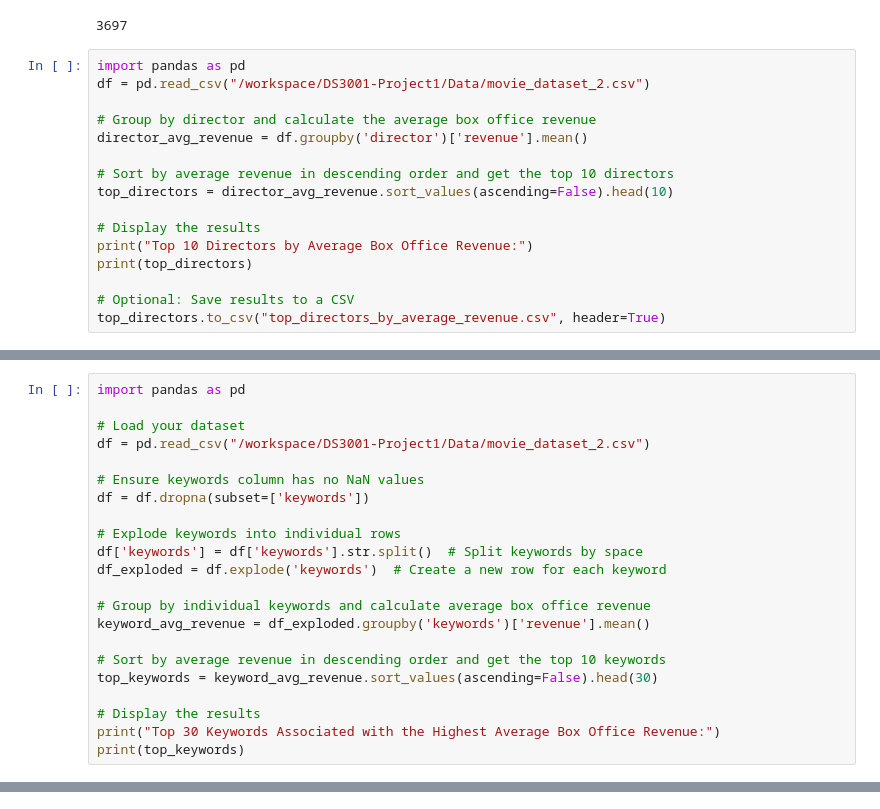
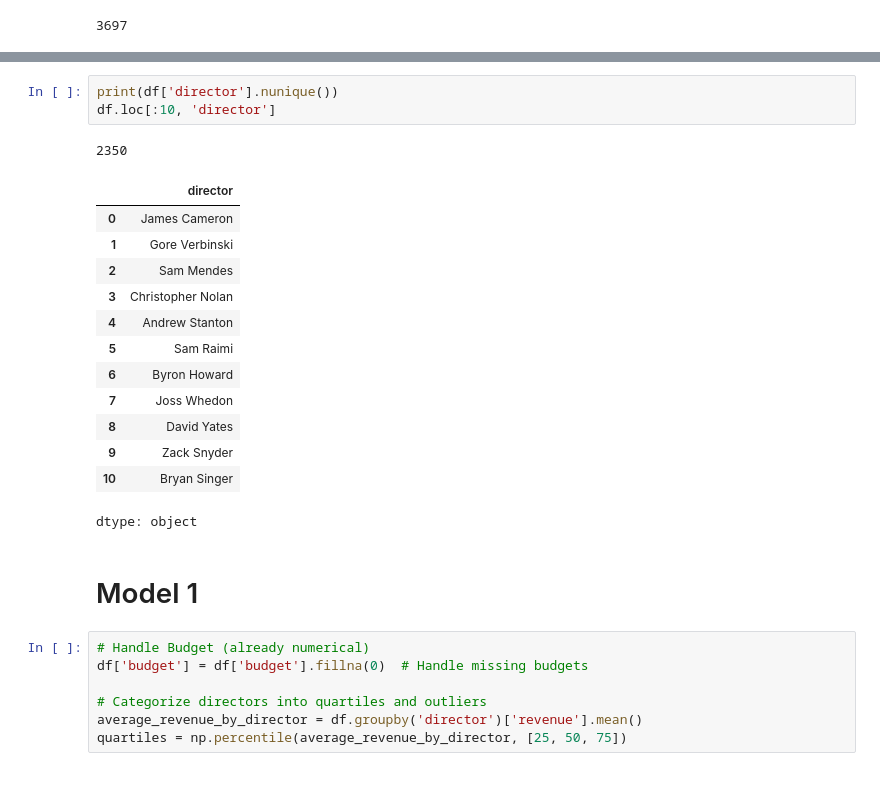
Before and after one commit to oak50/DS3001-Project1, a Jupyter notebook: Scripts/modeling.ipynb, the cells around one changed output, grey strips where cells are left out. Saved outputs shown, nothing was run; the diff lists cells and outputs as text; blank space fills up the shorter version.

Commit message:
implement model 1

```diff
--- a/Scripts/modeling.ipynb
+++ b/Scripts/modeling.ipynb
@@ -169,19 +167,3 @@ Test R2:  0.18714786691477014
 df['extracted_studios_extracted'].nunique()
 # %% [output]
 3697
-# %%
-import pandas as pd
-df = pd.read_csv("/workspace/DS3001-Project1/Data/movie_dataset_2.csv")
-
-# Group by director and calculate the average box office revenue
-director_avg_revenue = df.groupby('director')['revenue'].mean()
-
-# Sort by average revenue in descending order and get the top 10 directors
-top_directors = director_avg_revenue.sort_values(ascending=False).head(10)
-
-# Display the results
-print("Top 10 Directors by Average Box Office Revenue:")
-print(top_directors)
-
-# Optional: Save results to a CSV
-top_directors.to_csv("top_directors_by_average_revenue.csv", header=True)
@@ -249,22 +169,0 @@ Name: revenue, dtype: float64
-# %%
-import pandas as pd
-
-# Load your dataset
-df = pd.read_csv("/workspace/DS3001-Project1/Data/movie_dataset_2.csv")
-
-# Ensure keywords column has no NaN values
-df = df.dropna(subset=['keywords'])
-
-# Explode keywords into individual rows
-df['keywords'] = df['keywords'].str.split()  # Split keywords by space
-df_exploded = df.explode('keywords')  # Create a new row for each keyword
-
-# Group by individual keywords and calculate average box office revenue
-keyword_avg_revenue = df_exploded.groupby('keywords')['revenue'].mean()
-
-# Sort by average revenue in descending order and get the top 10 keywords
-top_keywords = keyword_avg_revenue.sort_values(ascending=False).head(30)
-
-# Display the results
-print("Top 30 Keywords Associated with the Highest Average Box Office Revenue:")
-print(top_keywords)
@@ -288,0 +170,27 @@ Name: revenue, dtype: float64
+# %%
+print(df['director'].nunique())
+df.loc[:10, 'director']
+# %% [output]
+2350
+|  | director |
+| 0 | James Cameron |
+| 1 | Gore Verbinski |
+| 2 | Sam Mendes |
+| 3 | Christopher Nolan |
+| 4 | Andrew Stanton |
+| 5 | Sam Raimi |
+| 6 | Byron Howard |
+| 7 | Joss Whedon |
+| 8 | David Yates |
+| 9 | Zack Snyder |
+| 10 | Bryan Singer |
+dtype: object
+# %% [markdown]
+# Model 1
+# %%
+# Handle Budget (already numerical)
+df['budget'] = df['budget'].fillna(0)  # Handle missing budgets
+
+# Categorize directors into quartiles and outliers
+average_revenue_by_director = df.groupby('director')['revenue'].mean()
+quartiles = np.percentile(average_revenue_by_director, [25, 50, 75])
```
Also changed, not shown: parts of 10 cells of this notebook.
